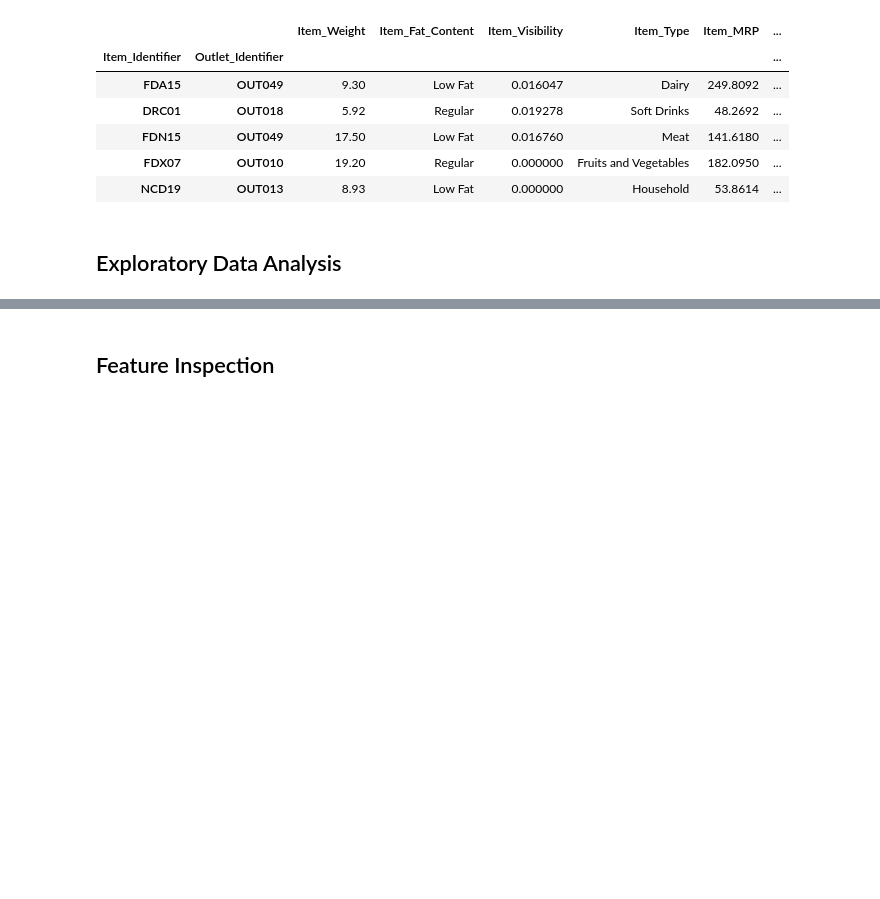
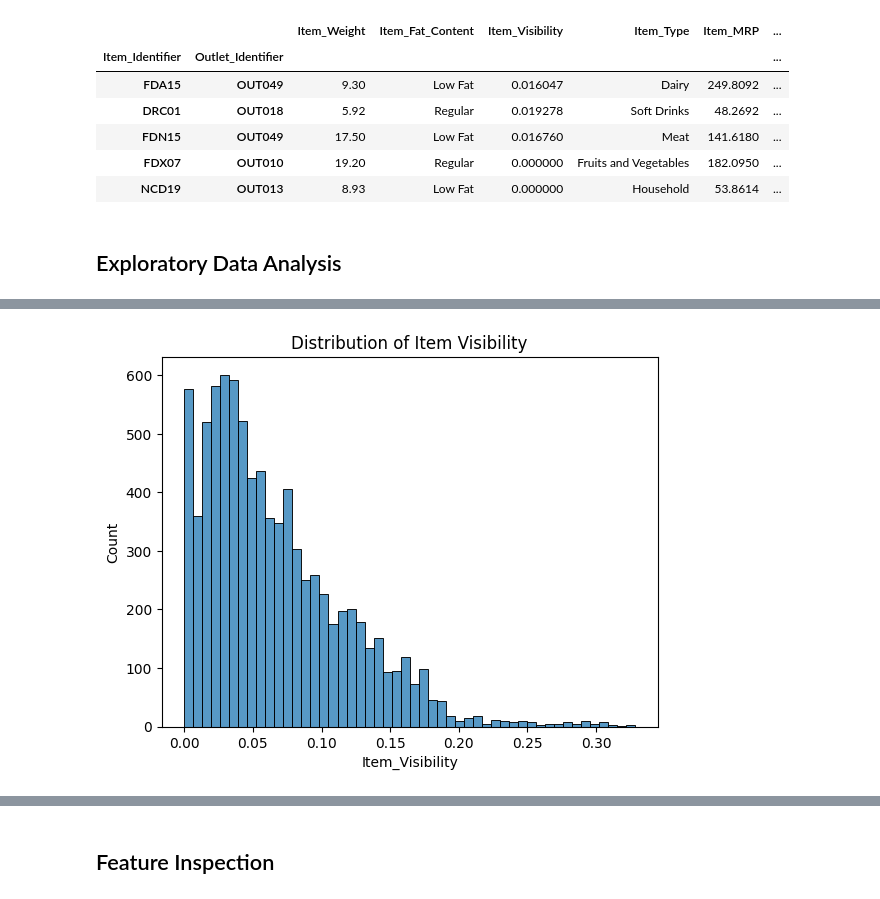
Before and after one commit to Bisan-Abuzubaida/Prediction-of-Product-Sales, a Jupyter notebook: Prediction_of_Product_Sales.ipynb, the cells around one changed output, grey strips where cells are left out. Saved outputs shown, nothing was run; the diff lists cells and outputs as text; code cells hidden in the pictures; blank space fills up the shorter version.

```diff
--- a/Prediction_of_Product_Sales.ipynb
+++ b/Prediction_of_Product_Sales.ipynb
@@ -459,0 +485,5 @@ loaded.head()
+# %%
+ax = sns.histplot(data= df, x='Item_Visibility')
+ax.set_title('Distribution of Item Visibility');
+# %% [output]
+[figure, added]
```
Also changed, not shown: parts of 60 cells of this notebook.
